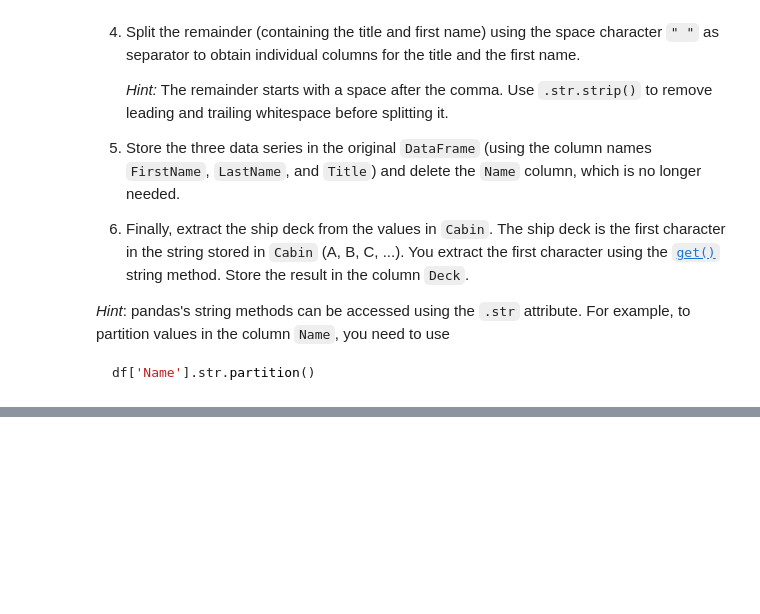
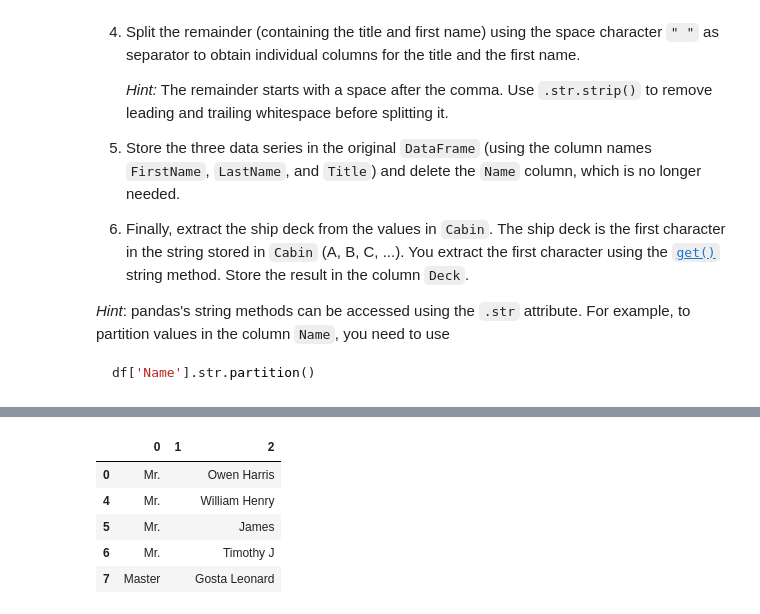
Before and after one commit to JKO-coder1/TECH2-H26, a Jupyter notebook: workshops/workshop2/workshop2_JK.ipynb, the cells around one changed output, grey strips where cells are left out. Saved outputs shown, nothing was run; the diff lists cells and outputs as text; code cells hidden in the pictures; blank space fills up the shorter version.

```diff
--- a/workshops/workshop2/workshop2_JK.ipynb
+++ b/workshops/workshop2/workshop2_JK.ipynb
@@ -454,0 +542,11 @@ df['Name'].str.partition()
+# %%
+rest = part[2].str.strip()
+part2 = rest.str.partition(' ')
+part2.head()
+# %% [output]
+|  | 0 | 1 | 2 |
+| 0 | Mr. |  | Owen Harris |
+| 4 | Mr. |  | William Henry |
+| 5 | Mr. |  | James |
+| 6 | Mr. |  | Timothy J |
+| 7 | Master |  | Gosta Leonard |
```
Also changed, not shown: parts of 9 cells of this notebook.
